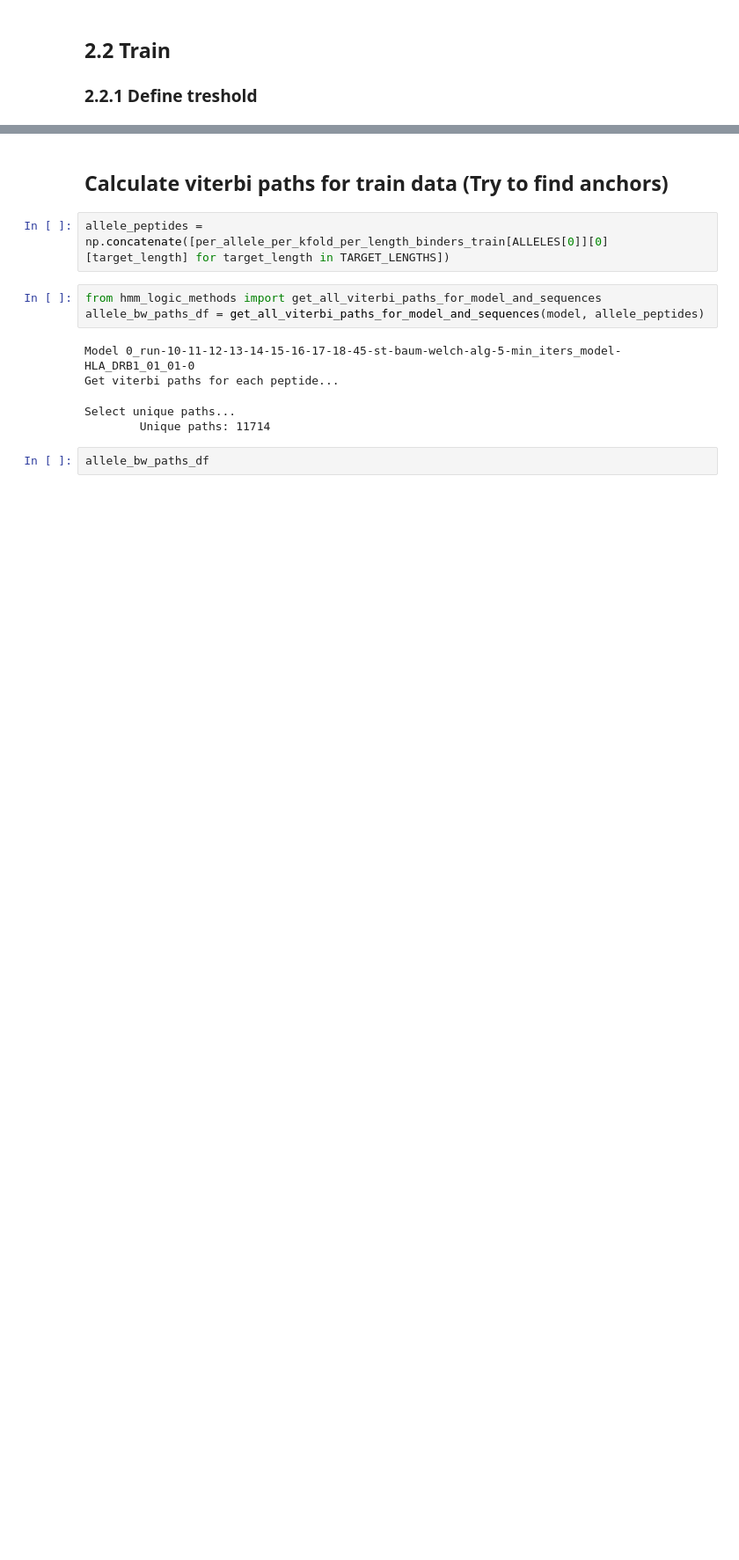
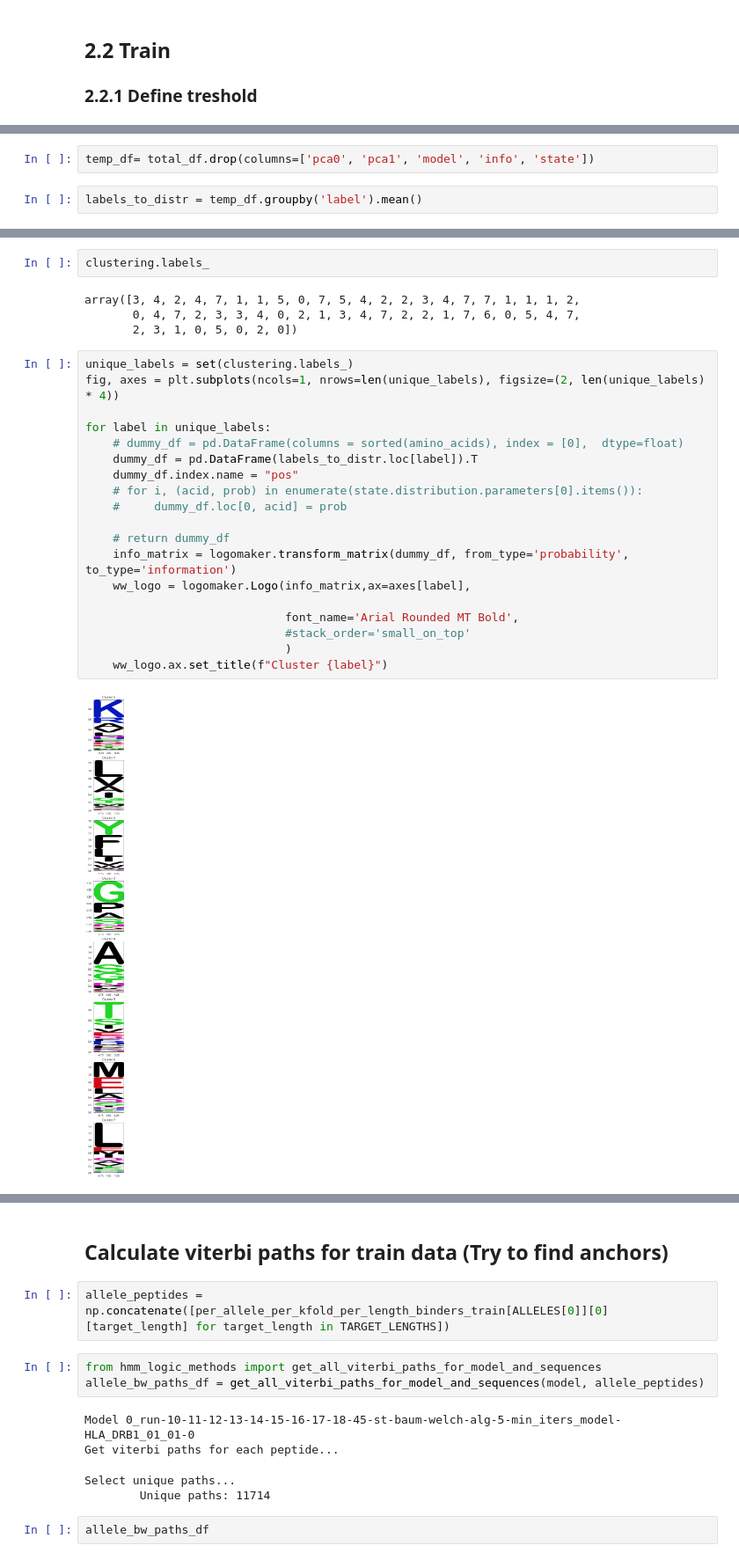
Before and after one commit to denklewer/MHC_predictor, a Jupyter notebook: experiments/length_dependent_hmm/ldhmm_3_6_tr_hmm_extract_anchors.ipynb, the cells around one changed output, grey strips where cells are left out. Shown at 88% size. Saved outputs shown, nothing was run; the diff lists cells and outputs as text; blank space fills up the shorter version.

```diff
--- a/experiments/length_dependent_hmm/ldhmm_3_6_tr_hmm_extract_anchors.ipynb
+++ b/experiments/length_dependent_hmm/ldhmm_3_6_tr_hmm_extract_anchors.ipynb
@@ -393,0 +510,4 @@ df.sort_values(by='info', ascending=False)
+# %%
+temp_df= total_df.drop(columns=['pca0', 'pca1', 'model', 'info', 'state'])
+# %%
+labels_to_distr = temp_df.groupby('label').mean()
@@ -393,0 +519,27 @@ df.sort_values(by='info', ascending=False)
+# %%
+clustering.labels_
+# %% [output]
+array([3, 4, 2, 4, 7, 1, 1, 5, 0, 7, 5, 4, 2, 2, 3, 4, 7, 7, 1, 1, 1, 2,
+       0, 4, 7, 2, 3, 3, 4, 0, 2, 1, 3, 4, 7, 2, 2, 1, 7, 6, 0, 5, 4, 7,
+       2, 3, 1, 0, 5, 0, 2, 0])
+# %%
+unique_labels = set(clustering.labels_)
+fig, axes = plt.subplots(ncols=1, nrows=len(unique_labels), figsize=(2, len(unique_labels) * 4))
+
+for label in unique_labels:
+    # dummy_df = pd.DataFrame(columns = sorted(amino_acids), index = [0],  dtype=float)
+    dummy_df = pd.DataFrame(labels_to_distr.loc[label]).T
+    dummy_df.index.name = "pos"
+    # for i, (acid, prob) in enumerate(state.distribution.parameters[0].items()):
+    #     dummy_df.loc[0, acid] = prob
+
+    # return dummy_df
+    info_matrix = logomaker.transform_matrix(dummy_df, from_type='probability', to_type='information')
+    ww_logo = logomaker.Logo(info_matrix,ax=axes[label],
+
+                             font_name='Arial Rounded MT Bold',
+                             #stack_order='small_on_top'
+                             )
+    ww_logo.ax.set_title(f"Cluster {label}")
+# %% [output]
+[figure, added]
```
Also changed, not shown: parts of 80 cells of this notebook, 35 other files.
